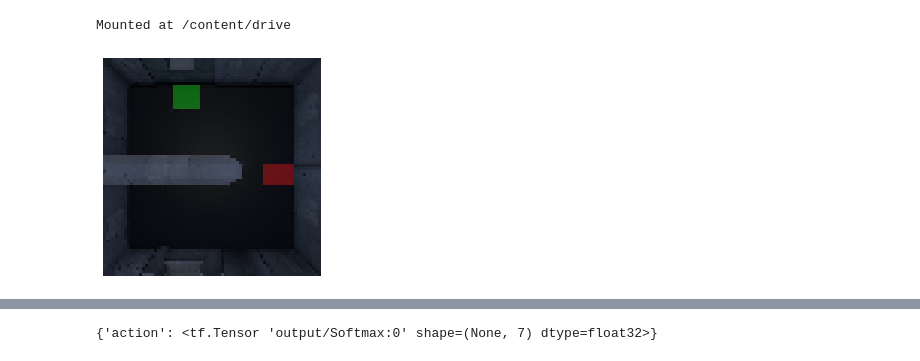
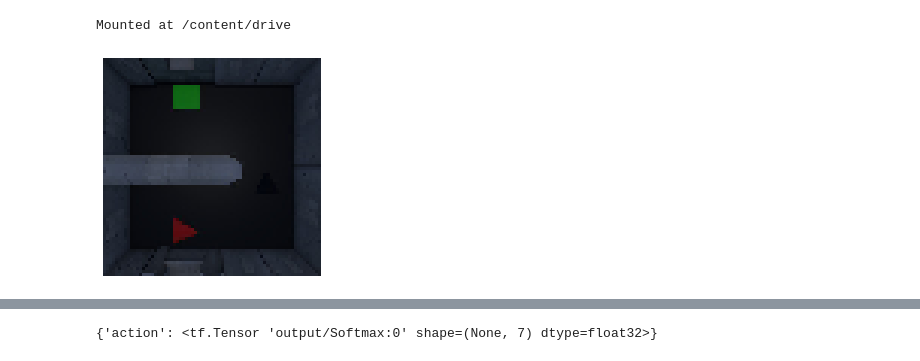
Before and after one commit to matpg/RL-Agent-for-Unreal-Engine, a Jupyter notebook: Prueba_de_modelo_en_TS.ipynb, the cells around one changed output, grey strips where cells are left out. Saved outputs shown, nothing was run; the diff lists cells and outputs as text; code cells hidden in the pictures.

Commit message:
Modelo de predicción usando imágenes de observaciones cargado

```diff
--- a/Prueba_de_modelo_en_TS.ipynb
+++ b/Prueba_de_modelo_en_TS.ipynb
@@ -28,22 +28,25 @@ for device in physical_devices:
 # %%
 def img_route(image_count):
   image_set_test, image_set_plt = [], []
   for i in range(image_count):
-    file = "/content/drive/MyDrive/Colab Notebooks/modelo ts agentnet/puzzle("+str(i)+").jpg"
+    file = "/content/drive/MyDrive/Colab Notebooks/modelo ts agentnet/puzzletriangulo(15).jpg"
     img = tf.keras.preprocessing.image.load_img(file, target_size=[72, 72])
     image_set_plt.append(img)
     img_to_test = tf.keras.preprocessing.image.img_to_array(img)
     img_to_test = np.array(img_to_test).reshape(1, 72, 72, 3)
     image_set_test.append(img_to_test)
   return image_set_test, image_set_plt
-image_test_index = 5
+image_test_index = 0
 images_set_test, images_set_plt = img_route(image_test_index+1)
 def print_images(image):
   plt.imshow(image)
   plt.axis('off')
   return image
 
 print_images(images_set_plt[image_test_index])
 image_to_test = images_set_test[image_test_index]
+# EN UE4, SE PODRIA GENERAR LA IMAGEN NEGRA, Y
+# LUEGO, CON DIRECCIONES O PUNTOS DE REFERENCIA DADAS,
+# GENERAR EL TRINGULO DEL AGENTE EN COLOR ROJO
 # %% [output]
-[figure, old version]
+[figure, new version]
```
Also changed, not shown: parts of 4 cells of this notebook.
